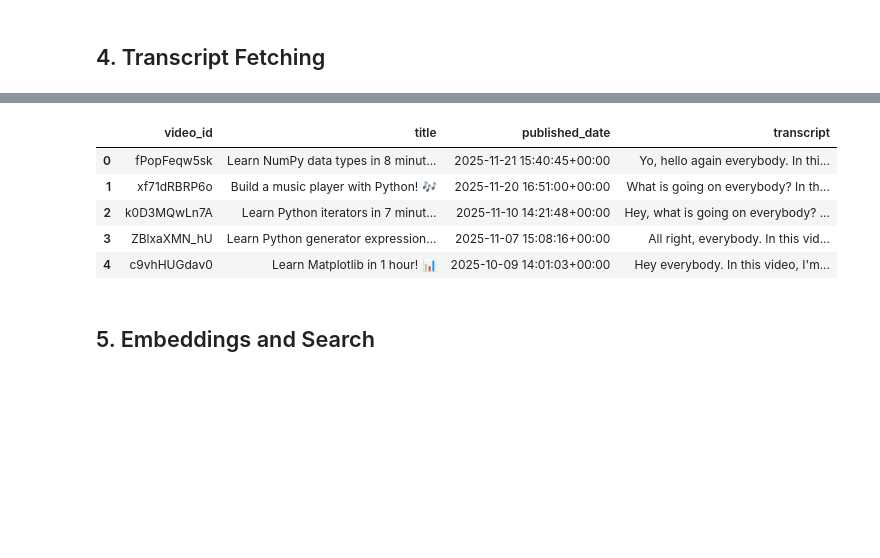
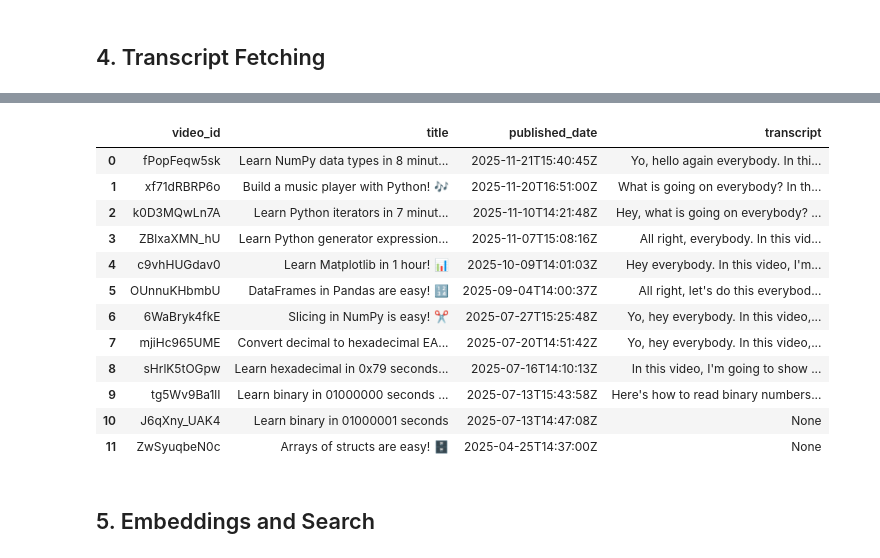
Before and after one commit to Joshika-Mentor/AI-Query-Tube, a Jupyter notebook: AI_Query_tube.ipynb, the cells around one changed output, grey strips where cells are left out. Cells and saved outputs as stored; diff of their text form; code cells hidden in the pictures; blank space fills up the shorter version.

Commit message:
Add transcript column and fetch transcripts for first 10 videos

```diff
--- a/AI_Query_tube.ipynb
+++ b/AI_Query_tube.ipynb
@@ -144,29 +144,70 @@ dtype: int64
 # %% [markdown]
 ## 4. Transcript Fetching
 # %%
-# Using logic from reference notebook: week3_transcripts.ipynb
+# # Using logic from reference notebook: week3_transcripts.ipynb
+# ytt_api = YouTubeTranscriptApi()
+# transcripts = []
+# DELAY = 1.0
+
+# for vid in df["video_id"]:
+#     try:
+#         # Reference implementation uses .fetch(video_id)
+#         transcript_object = ytt_api.fetch(vid)
+
+#         # Reference implementation joins snippets
+#         text = " ".join(
+#             snippet.text for snippet in transcript_object.snippets
+#         )
+#         transcripts.append(text)
+#         print(f"✅ Success: {vid}")
+
+#     except Exception as e:
+#         print(f"❌ Failed: {vid} | {type(e).__name__}: {e}")
+#         transcripts.append(None)
+
+#     time.sleep(DELAY)
+
+# df["transcript"] = transcripts
+# display(df.head())
+import pandas as pd
+import time
+from youtube_transcript_api import YouTubeTranscriptApi
+
+# Load existing CSV (IMPORTANT)
+df = pd.read_csv("youtube_metadata.csv")
+
+# If transcript column doesn't exist, create it
+if "transcript" not in df.columns:
+    df["transcript"] = None
+
 ytt_api = YouTubeTranscriptApi()
-transcripts = []
+LIMIT = 10
 DELAY = 1.0
 
-for vid in df["video_id"]:
+# Fetch transcripts only for first 10 videos
+for idx, vid in enumerate(df["video_id"].head(LIMIT)):
     try:
-        # Reference implementation uses .fetch(video_id)
         transcript_object = ytt_api.fetch(vid)
 
-        # Reference implementation joins snippets
         text = " ".join(
             snippet.text for snippet in transcript_object.snippets
         )
-        transcripts.append(text)
-        print(f"✅ Success: {vid}")
+
+        # 🔥 Update ONLY that row
+        df.loc[idx, "transcript"] = text
+        print(f"✅ Success ({idx+1}/{LIMIT}): {vid}")
 
     except Exception as e:
-        print(f"❌ Failed: {vid} | {type(e).__name__}: {e}")
-        transcripts.append(None)
+        df.loc[idx, "transcript"] = None
+        print(f"❌ Failed ({idx+1}/{LIMIT}): {vid} | {type(e).__name__}")
 
     time.sleep(DELAY)
 
-df["transcript"] = transcripts
-display(df.head())
+# Save back to SAME file (safe overwrite)
+df.to_csv("youtube_metadata.csv", index=False)
+
+print("🎉 Transcript column updated for top 10 videos")
+
+# Preview
+df.head(12)
 # %% [output]
@@ -190,9 +225,16 @@ display(df.head())
 |  | video_id | title | published_date | transcript |
-| 0 | fPopFeqw5sk | Learn NumPy data types in 8 minut... | 2025-11-21 15:40:45+00:00 | Yo, hello again everybody. In thi... |
-| 1 | xf71dRBRP6o | Build a music player with Python! 🎶 | 2025-11-20 16:51:00+00:00 | What is going on everybody? In th... |
-| 2 | k0D3MQwLn7A | Learn Python iterators in 7 minut... | 2025-11-10 14:21:48+00:00 | Hey, what is going on everybody? ... |
-| 3 | ZBlxaXMN_hU | Learn Python generator expression... | 2025-11-07 15:08:16+00:00 | All right, everybody. In this vid... |
-| 4 | c9vhHUGdav0 | Learn Matplotlib in 1 hour! 📊 | 2025-10-09 14:01:03+00:00 | Hey everybody. In this video, I'm... |
+| 0 | fPopFeqw5sk | Learn NumPy data types in 8 minut... | 2025-11-21T15:40:45Z | Yo, hello again everybody. In thi... |
+| 1 | xf71dRBRP6o | Build a music player with Python! 🎶 | 2025-11-20T16:51:00Z | What is going on everybody? In th... |
+| 2 | k0D3MQwLn7A | Learn Python iterators in 7 minut... | 2025-11-10T14:21:48Z | Hey, what is going on everybody? ... |
+| 3 | ZBlxaXMN_hU | Learn Python generator expression... | 2025-11-07T15:08:16Z | All right, everybody. In this vid... |
+| 4 | c9vhHUGdav0 | Learn Matplotlib in 1 hour! 📊 | 2025-10-09T14:01:03Z | Hey everybody. In this video, I'm... |
+| 5 | OUnnuKHbmbU | DataFrames in Pandas are easy! 🔢 | 2025-09-04T14:00:37Z | All right, let's do this everybod... |
+| 6 | 6WaBryk4fkE | Slicing in NumPy is easy! ✂️ | 2025-07-27T15:25:48Z | Yo, hey everybody. In this video,... |
+| 7 | mjiHc965UME | Convert decimal to hexadecimal EA... | 2025-07-20T14:51:42Z | Yo, hey everybody. In this video,... |
+| 8 | sHrlK5tOGpw | Learn hexadecimal in 0x79 seconds... | 2025-07-16T14:10:13Z | In this video, I'm going to show ... |
+| 9 | tg5Wv9Ba1lI | Learn binary in 01000000 seconds ... | 2025-07-13T15:43:58Z | Here's how to read binary numbers... |
+| 10 | J6qXny_UAK4 | Learn binary in 01000001 seconds | 2025-07-13T14:47:08Z | None |
+| 11 | ZwSyuqbeN0c | Arrays of structs are easy! 🗄️ | 2025-04-25T14:37:00Z | None |
 # %% [markdown]
 ## 5. Embeddings and Search
 # %%
```
Also changed, not shown: parts of 1 cell of this notebook, 1 other file.
